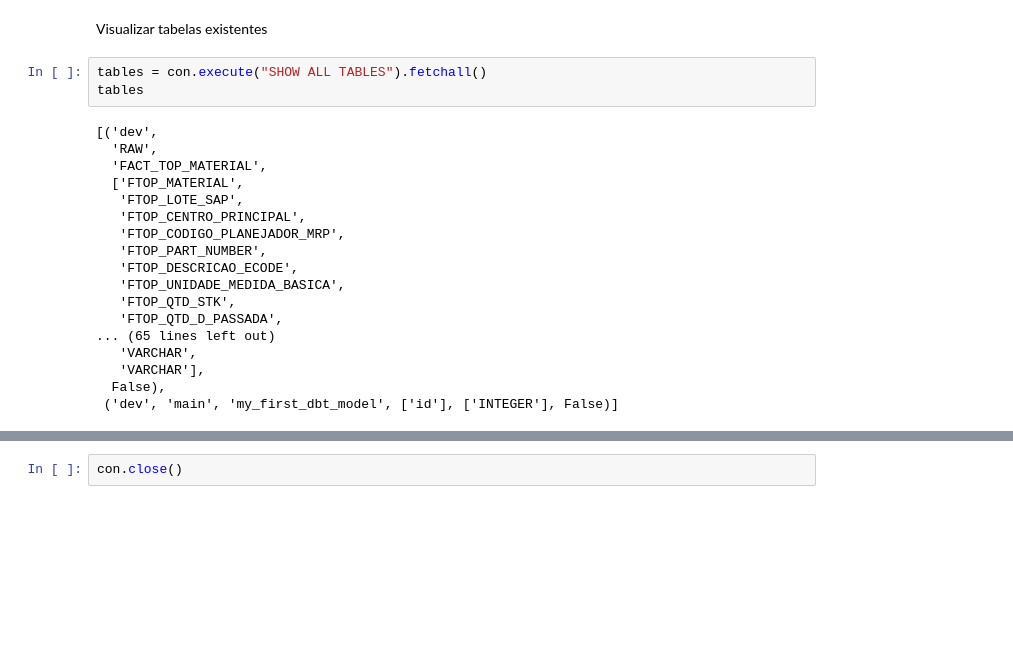
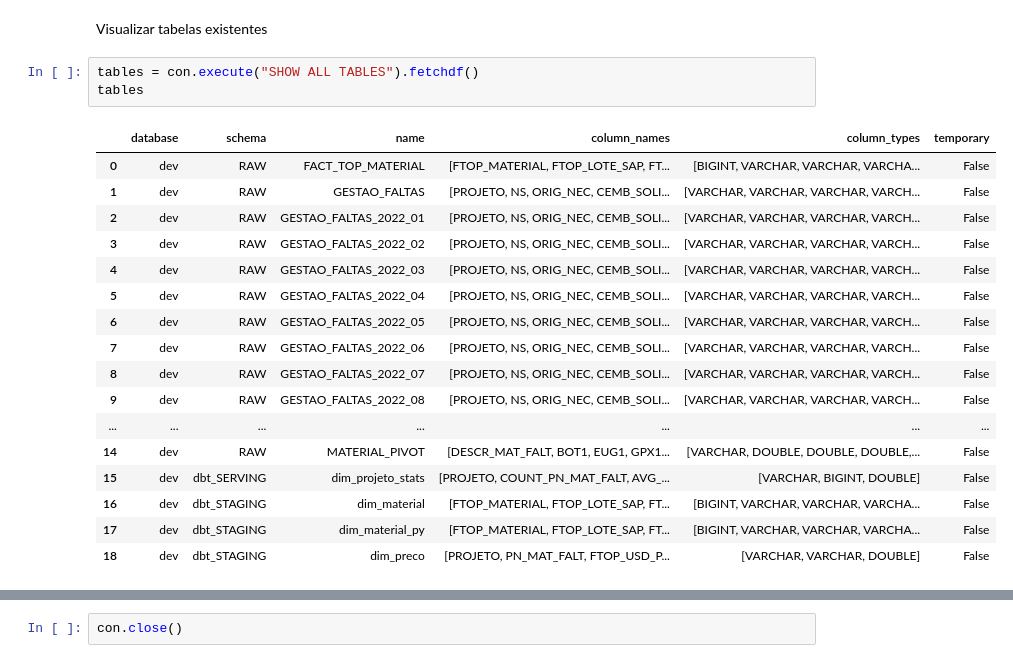
Before and after one commit to derycck/dbt_duckdb, a Jupyter notebook: ingestao/ingestao.ipynb, the cells around one changed output, grey strips where cells are left out. Drawn from its saved outputs; the diff is of its cells as text; blank space fills up the shorter version.

```diff
--- a/ingestao/ingestao.ipynb
+++ b/ingestao/ingestao.ipynb
@@ -242,24 +242,24 @@ con.execute(
 # %% [markdown]
 Visualizar tabelas existentes
 # %%
-tables = con.execute("SHOW ALL TABLES").fetchall()
+tables = con.execute("SHOW ALL TABLES").fetchdf()
 tables
 # %% [output]
-[('dev',
-  'RAW',
-  'FACT_TOP_MATERIAL',
-  ['FTOP_MATERIAL',
-   'FTOP_LOTE_SAP',
-   'FTOP_CENTRO_PRINCIPAL',
-   'FTOP_CODIGO_PLANEJADOR_MRP',
-   'FTOP_PART_NUMBER',
-   'FTOP_DESCRICAO_ECODE',
-   'FTOP_UNIDADE_MEDIDA_BASICA',
-   'FTOP_QTD_STK',
-   'FTOP_QTD_D_PASSADA',
-... (65 lines left out)
-   'VARCHAR',
-   'VARCHAR'],
-  False),
- ('dev', 'main', 'my_first_dbt_model', ['id'], ['INTEGER'], False)]
+|  | database | schema | name | column_names | column_types | temporary |
+| 0 | dev | RAW | FACT_TOP_MATERIAL | [FTOP_MATERIAL, FTOP_LOTE_SAP, FT... | [BIGINT, VARCHAR, VARCHAR, VARCHA... | False |
+| 1 | dev | RAW | GESTAO_FALTAS | [PROJETO, NS, ORIG_NEC, CEMB_SOLI... | [VARCHAR, VARCHAR, VARCHAR, VARCH... | False |
+| 2 | dev | RAW | GESTAO_FALTAS_2022_01 | [PROJETO, NS, ORIG_NEC, CEMB_SOLI... | [VARCHAR, VARCHAR, VARCHAR, VARCH... | False |
+| 3 | dev | RAW | GESTAO_FALTAS_2022_02 | [PROJETO, NS, ORIG_NEC, CEMB_SOLI... | [VARCHAR, VARCHAR, VARCHAR, VARCH... | False |
+| 4 | dev | RAW | GESTAO_FALTAS_2022_03 | [PROJETO, NS, ORIG_NEC, CEMB_SOLI... | [VARCHAR, VARCHAR, VARCHAR, VARCH... | False |
+| 5 | dev | RAW | GESTAO_FALTAS_2022_04 | [PROJETO, NS, ORIG_NEC, CEMB_SOLI... | [VARCHAR, VARCHAR, VARCHAR, VARCH... | False |
+| 6 | dev | RAW | GESTAO_FALTAS_2022_05 | [PROJETO, NS, ORIG_NEC, CEMB_SOLI... | [VARCHAR, VARCHAR, VARCHAR, VARCH... | False |
+| 7 | dev | RAW | GESTAO_FALTAS_2022_06 | [PROJETO, NS, ORIG_NEC, CEMB_SOLI... | [VARCHAR, VARCHAR, VARCHAR, VARCH... | False |
+| 8 | dev | RAW | GESTAO_FALTAS_2022_07 | [PROJETO, NS, ORIG_NEC, CEMB_SOLI... | [VARCHAR, VARCHAR, VARCHAR, VARCH... | False |
+| 9 | dev | RAW | GESTAO_FALTAS_2022_08 | [PROJETO, NS, ORIG_NEC, CEMB_SOLI... | [VARCHAR, VARCHAR, VARCHAR, VARCH... | False |
+| ... | ... | ... | ... | ... | ... | ... |
+| 14 | dev | RAW | MATERIAL_PIVOT | [DESCR_MAT_FALT, BOT1, EUG1, GPX1... | [VARCHAR, DOUBLE, DOUBLE, DOUBLE,... | False |
+| 15 | dev | dbt_SERVING | dim_projeto_stats | [PROJETO, COUNT_PN_MAT_FALT, AVG_... | [VARCHAR, BIGINT, DOUBLE] | False |
+| 16 | dev | dbt_STAGING | dim_material | [FTOP_MATERIAL, FTOP_LOTE_SAP, FT... | [BIGINT, VARCHAR, VARCHAR, VARCHA... | False |
+| 17 | dev | dbt_STAGING | dim_material_py | [FTOP_MATERIAL, FTOP_LOTE_SAP, FT... | [BIGINT, VARCHAR, VARCHAR, VARCHA... | False |
+| 18 | dev | dbt_STAGING | dim_preco | [PROJETO, PN_MAT_FALT, FTOP_USD_P... | [VARCHAR, VARCHAR, DOUBLE] | False |
 # %%
```
Also changed, not shown: parts of 21 cells of this notebook.
